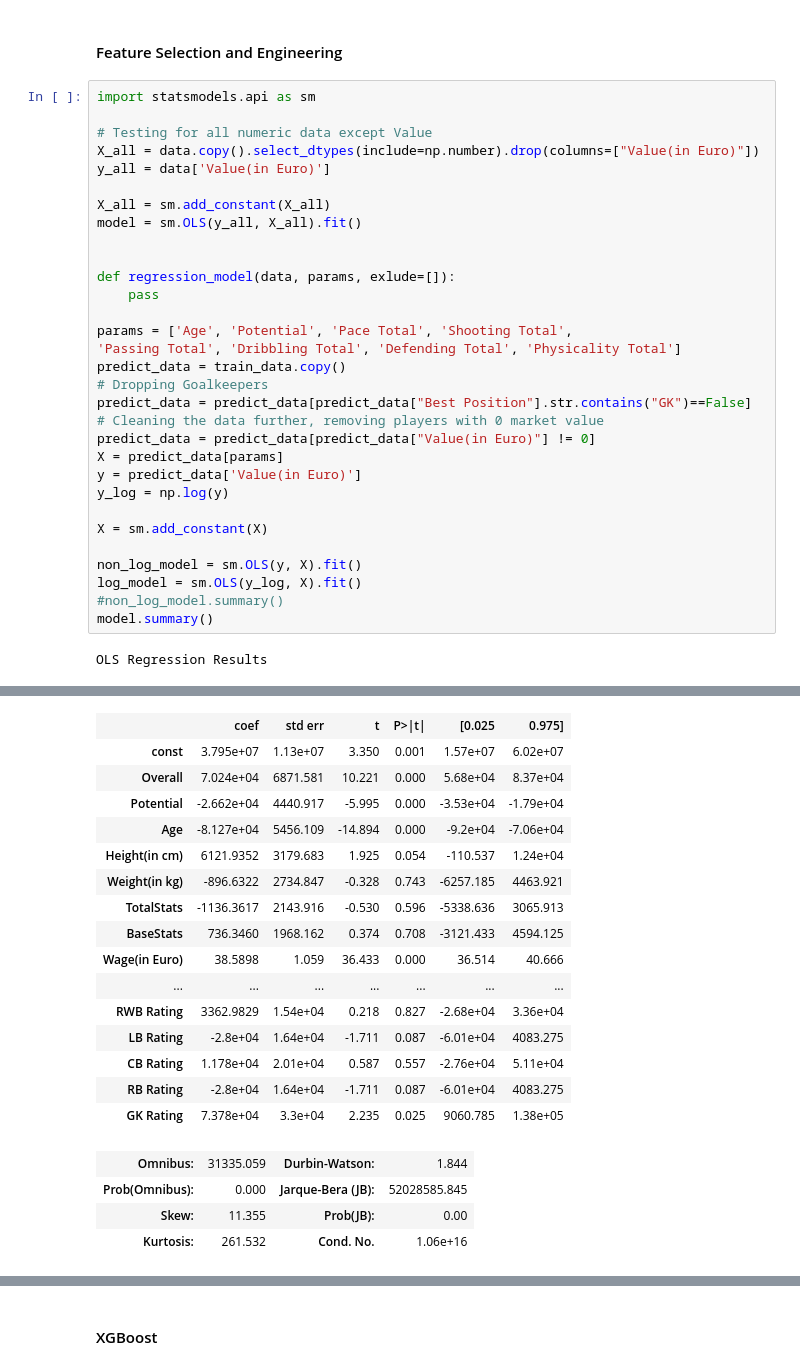
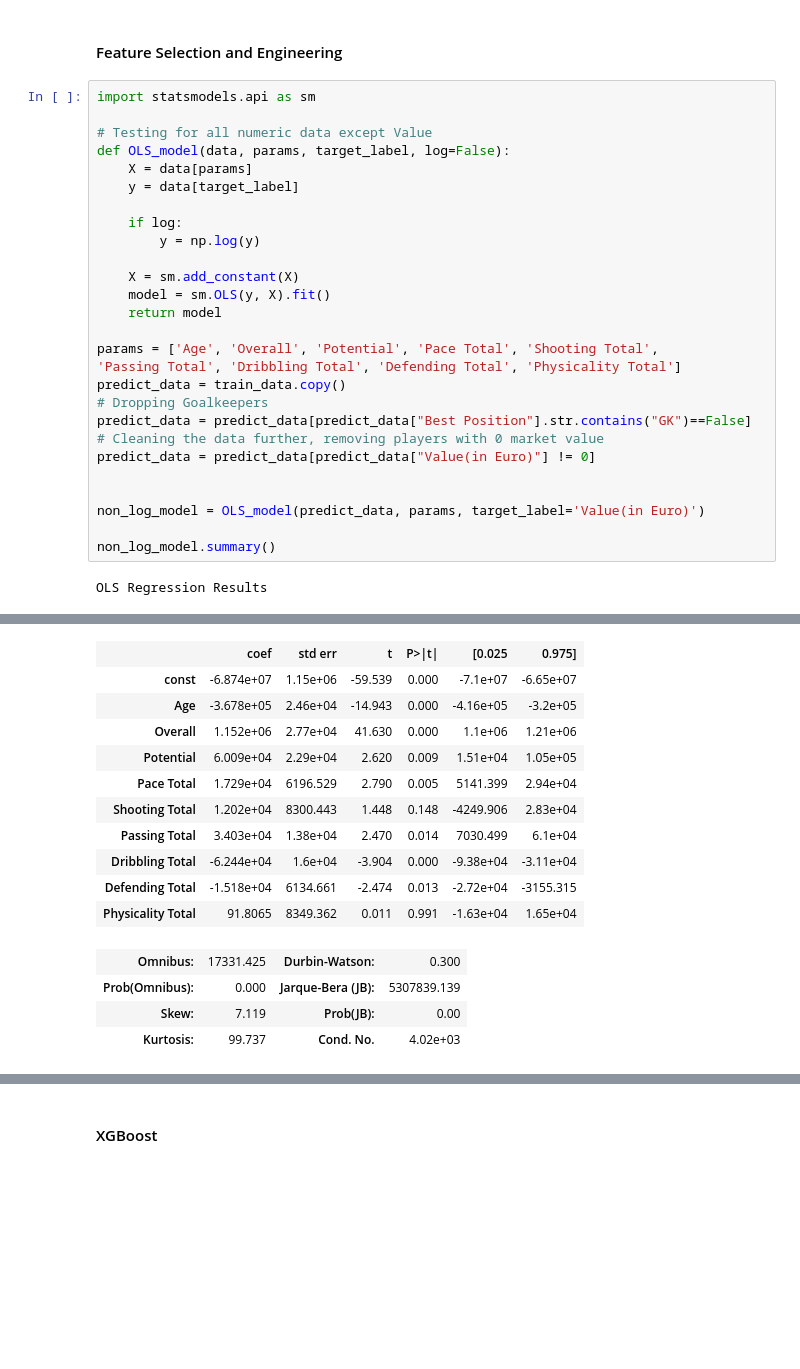
Before and after one commit to ValterMiari/Stats, a Jupyter notebook: Project/project_fifa.ipynb, the cells around one changed output, grey strips where cells are left out. Drawn from its saved outputs; the diff is of its cells as text; blank space fills up the shorter version.

Commit message:
Progress with predictions

```diff
--- a/Project/project_fifa.ipynb
+++ b/Project/project_fifa.ipynb
@@ -415,32 +471,28 @@ Parameter estimation :-> MLE or MAP
 import statsmodels.api as sm
 
 # Testing for all numeric data except Value
-X_all = data.copy().select_dtypes(include=np.number).drop(columns=["Value(in Euro)"])
-y_all = data['Value(in Euro)']
+def OLS_model(data, params, target_label, log=False):
+    X = data[params]
+    y = data[target_label]
 
-X_all = sm.add_constant(X_all)
-model = sm.OLS(y_all, X_all).fit()
+    if log:
+        y = np.log(y)
 
+    X = sm.add_constant(X)
+    model = sm.OLS(y, X).fit()
+    return model
 
-def regression_model(data, params, exlude=[]):
-    pass
-
-params = ['Age', 'Potential', 'Pace Total', 'Shooting Total',
+params = ['Age', 'Overall', 'Potential', 'Pace Total', 'Shooting Total',
 'Passing Total', 'Dribbling Total', 'Defending Total', 'Physicality Total']
 predict_data = train_data.copy()
 # Dropping Goalkeepers
 predict_data = predict_data[predict_data["Best Position"].str.contains("GK")==False]
 # Cleaning the data further, removing players with 0 market value
 predict_data = predict_data[predict_data["Value(in Euro)"] != 0]
-X = predict_data[params]
-y = predict_data['Value(in Euro)']
-y_log = np.log(y)
 
-X = sm.add_constant(X)
 
-non_log_model = sm.OLS(y, X).fit()
-log_model = sm.OLS(y_log, X).fit()
-#non_log_model.summary()
-model.summary()
+non_log_model = OLS_model(predict_data, params, target_label='Value(in Euro)')
+
+non_log_model.summary()
 # %% [output]
 OLS Regression Results
@@ -455,23 +507,18 @@ OLS Regression Results
 | Covariance Type: | nonrobust |  |  |
 |  | coef | std err | t | P>|t| | [0.025 | 0.975] |
-| const | 3.795e+07 | 1.13e+07 | 3.350 | 0.001 | 1.57e+07 | 6.02e+07 |
-| Overall | 7.024e+04 | 6871.581 | 10.221 | 0.000 | 5.68e+04 | 8.37e+04 |
-| Potential | -2.662e+04 | 4440.917 | -5.995 | 0.000 | -3.53e+04 | -1.79e+04 |
-| Age | -8.127e+04 | 5456.109 | -14.894 | 0.000 | -9.2e+04 | -7.06e+04 |
-| Height(in cm) | 6121.9352 | 3179.683 | 1.925 | 0.054 | -110.537 | 1.24e+04 |
-| Weight(in kg) | -896.6322 | 2734.847 | -0.328 | 0.743 | -6257.185 | 4463.921 |
-| TotalStats | -1136.3617 | 2143.916 | -0.530 | 0.596 | -5338.636 | 3065.913 |
-| BaseStats | 736.3460 | 1968.162 | 0.374 | 0.708 | -3121.433 | 4594.125 |
-| Wage(in Euro) | 38.5898 | 1.059 | 36.433 | 0.000 | 36.514 | 40.666 |
-| ... | ... | ... | ... | ... | ... | ... |
-| RWB Rating | 3362.9829 | 1.54e+04 | 0.218 | 0.827 | -2.68e+04 | 3.36e+04 |
-| LB Rating | -2.8e+04 | 1.64e+04 | -1.711 | 0.087 | -6.01e+04 | 4083.275 |
-| CB Rating | 1.178e+04 | 2.01e+04 | 0.587 | 0.557 | -2.76e+04 | 5.11e+04 |
-| RB Rating | -2.8e+04 | 1.64e+04 | -1.711 | 0.087 | -6.01e+04 | 4083.275 |
-| GK Rating | 7.378e+04 | 3.3e+04 | 2.235 | 0.025 | 9060.785 | 1.38e+05 |
+| const | -6.874e+07 | 1.15e+06 | -59.539 | 0.000 | -7.1e+07 | -6.65e+07 |
+| Age | -3.678e+05 | 2.46e+04 | -14.943 | 0.000 | -4.16e+05 | -3.2e+05 |
+| Overall | 1.152e+06 | 2.77e+04 | 41.630 | 0.000 | 1.1e+06 | 1.21e+06 |
+| Potential | 6.009e+04 | 2.29e+04 | 2.620 | 0.009 | 1.51e+04 | 1.05e+05 |
+| Pace Total | 1.729e+04 | 6196.529 | 2.790 | 0.005 | 5141.399 | 2.94e+04 |
+| Shooting Total | 1.202e+04 | 8300.443 | 1.448 | 0.148 | -4249.906 | 2.83e+04 |
+| Passing Total | 3.403e+04 | 1.38e+04 | 2.470 | 0.014 | 7030.499 | 6.1e+04 |
+| Dribbling Total | -6.244e+04 | 1.6e+04 | -3.904 | 0.000 | -9.38e+04 | -3.11e+04 |
+| Defending Total | -1.518e+04 | 6134.661 | -2.474 | 0.013 | -2.72e+04 | -3155.315 |
+| Physicality Total | 91.8065 | 8349.362 | 0.011 | 0.991 | -1.63e+04 | 1.65e+04 |
-| Omnibus: | 31335.059 | Durbin-Watson: | 1.844 |
-| Prob(Omnibus): | 0.000 | Jarque-Bera (JB): | 52028585.845 |
-| Skew: | 11.355 | Prob(JB): | 0.00 |
-| Kurtosis: | 261.532 | Cond. No. | 1.06e+16 |
+| Omnibus: | 17331.425 | Durbin-Watson: | 0.300 |
+| Prob(Omnibus): | 0.000 | Jarque-Bera (JB): | 5307839.139 |
+| Skew: | 7.119 | Prob(JB): | 0.00 |
+| Kurtosis: | 99.737 | Cond. No. | 4.02e+03 |
 Notes:
 [1] Standard Errors assume that the covariance matrix of the errors is correctly specified.
```
Also changed, not shown: parts of 19 cells of this notebook.
